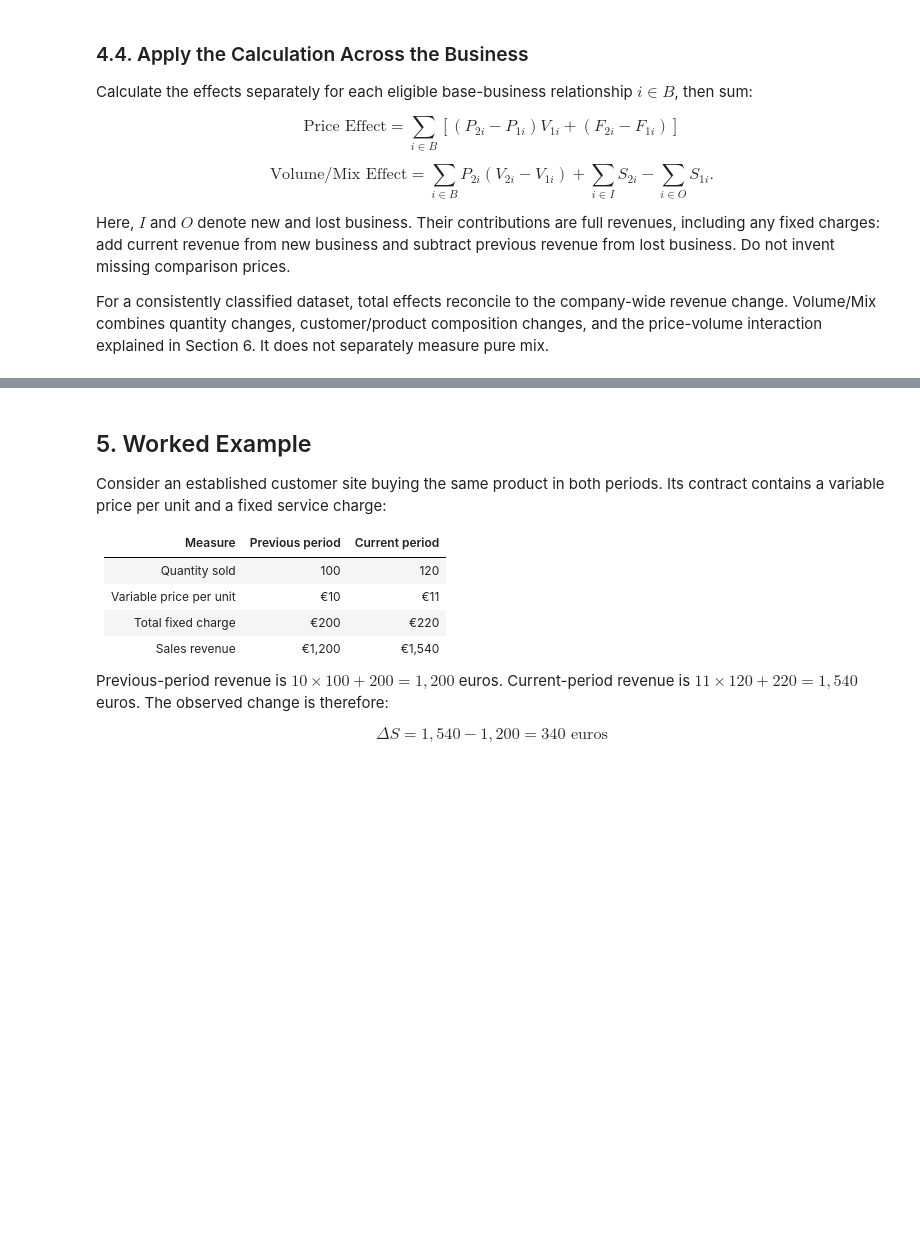
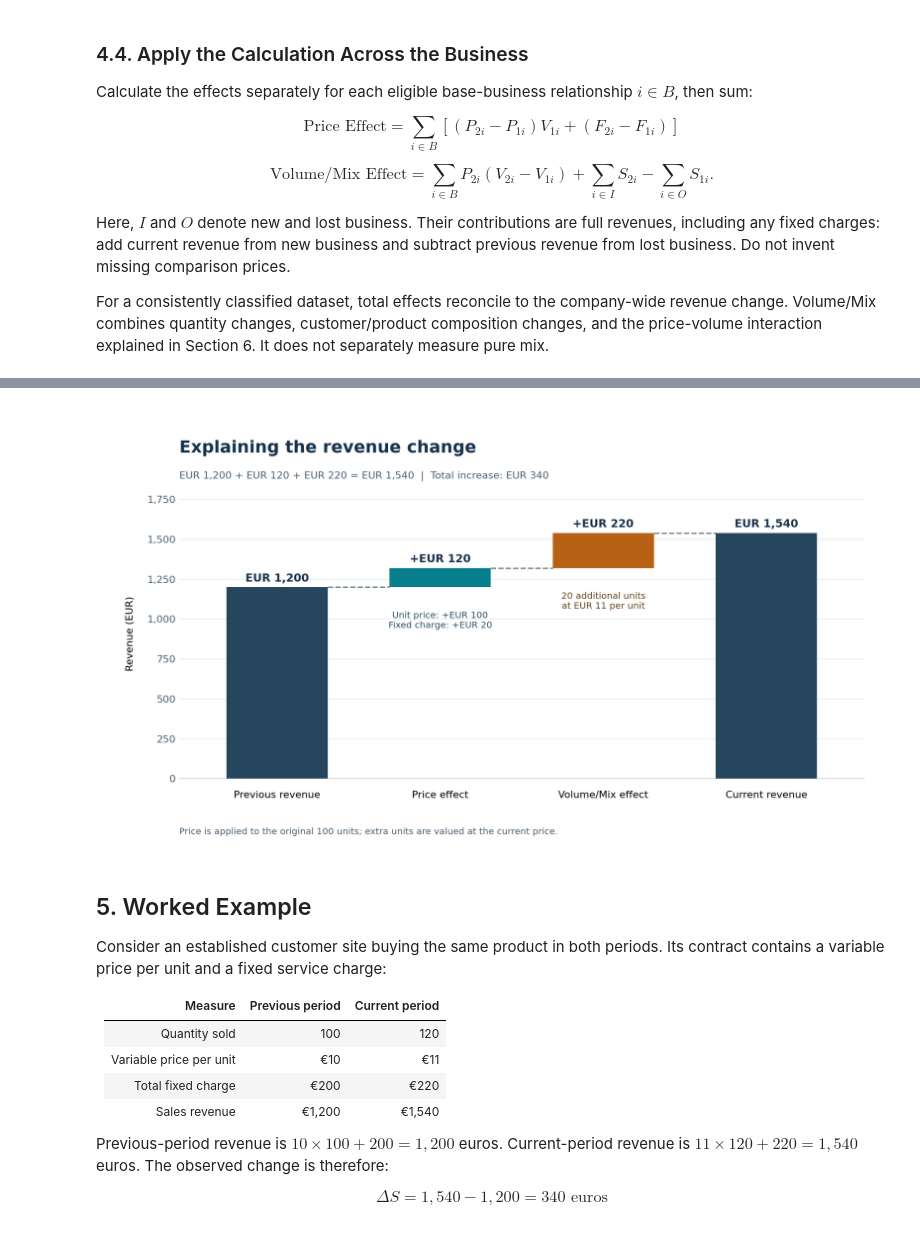
Before and after one commit to StoyanBachvarov/High-School-Math-Exam, a Jupyter notebook: sales_variance_analysis_overview.ipynb, the cells around one changed output, grey strips where cells are left out. Saved outputs shown, nothing was run; the diff lists cells and outputs as text; code cells hidden in the pictures; blank space fills up the shorter version.

Commit message:
Graphical visualization on Sales Variance analysis

```diff
--- a/sales_variance_analysis_overview.ipynb
+++ b/sales_variance_analysis_overview.ipynb
@@ -132,3 +141,71 @@ For a consistently classified dataset, total effects reconcile to the company-wi
+# %%
+import matplotlib.pyplot as plt
+from matplotlib.ticker import StrMethodFormatter
+
+# Inputs for one established customer-product relationship.
+p1, p2 = 10, 11
+v1, v2 = 100, 120
+f1, f2 = 200, 220
+previous_revenue = p1 * v1 + f1
+current_revenue = p2 * v2 + f2
+variable_price_effect = (p2 - p1) * v1
+fixed_charge_effect = f2 - f1
+price_effect = variable_price_effect + fixed_charge_effect
+volume_mix_effect = p2 * (v2 - v1)
+intermediate_revenue = previous_revenue + price_effect
+assert previous_revenue + price_effect + volume_mix_effect == current_revenue
+
+# Contribution bars float above the preceding revenue level.
+heights = [previous_revenue, price_effect, volume_mix_effect, current_revenue]
+bottoms = [0, previous_revenue, intermediate_revenue, 0]
+labels = ['Previous revenue', 'Price effect', 'Volume/Mix effect', 'Current revenue']
+colors = ['#26465E', '#087F8C', '#B66114', '#26465E']
+fig, ax = plt.subplots(figsize=(11, 6.2))
+fig.patch.set_facecolor('white')
+ax.bar(range(4), heights, bottom=bottoms, width=0.62, color=colors, zorder=3)
+
+# Connect the successive revenue levels.
+for x, level in enumerate([previous_revenue, intermediate_revenue, current_revenue]):
+    ax.plot([x + 0.31, x + 0.69], [level, level],
+            color='#738392', linewidth=1.4, linestyle='--', zorder=2)
+amounts = [f'EUR {previous_revenue:,.0f}', f'+EUR {price_effect:,.0f}',
+           f'+EUR {volume_mix_effect:,.0f}', f'EUR {current_revenue:,.0f}']
+for x, label in enumerate(amounts):
+    ax.text(x, bottoms[x] + heights[x] + 36, label, ha='center',
+            fontsize=11, fontweight='bold', color='#17324D')
+ax.text(1, previous_revenue - 150,
+        f'Unit price: +EUR {variable_price_effect:.0f}\n'
+        f'Fixed charge: +EUR {fixed_charge_effect:.0f}',
+        ha='center', va='top', fontsize=9, color='#315365')
+ax.text(2, intermediate_revenue - 150,
+        f'{v2 - v1} additional units\nat EUR {p2} per unit',
+        ha='center', va='top', fontsize=9, color='#68451F')
+ax.set_title('Explaining the revenue change', loc='left', fontsize=17,
+             fontweight='bold', color='#17324D', pad=36)
+ax.text(0, 1.035,
+        f'EUR {previous_revenue:,.0f} + EUR {price_effect:,.0f} + '
+        f'EUR {volume_mix_effect:,.0f} = EUR {current_revenue:,.0f}'
+        f'  |  Total increase: EUR {current_revenue - previous_revenue:,.0f}',
+        transform=ax.transAxes, fontsize=10, color='#4C6172')
+ax.set_xticks(range(4), labels)
+ax.tick_params(axis='x', length=0, pad=12, labelsize=10)
+ax.set_ylabel('Revenue (EUR)', labelpad=12)
+ax.yaxis.set_major_formatter(StrMethodFormatter('{x:,.0f}'))
+ax.set_ylim(0, current_revenue * 1.18)
+ax.set_xlim(-0.6, 3.6)
+ax.grid(axis='y', color='#E5EBEF', zorder=0)
+ax.set_axisbelow(True)
+for spine in ['top', 'right', 'left']:
+    ax.spines[spine].set_visible(False)
+ax.spines['bottom'].set_color('#CAD4DC')
+ax.tick_params(axis='y', length=0, colors='#4C6172')
+fig.text(0.105, 0.035,
+         'Price is applied to the original 100 units; extra units are valued at the current price.',
+         fontsize=9, color='#4C6172')
+fig.subplots_adjust(left=0.105, right=0.97, top=0.81, bottom=0.16)
+plt.show()
+# %% [output]
+[figure, added]
 # %% [markdown]
 ## 5. Worked Example
 
```
Also changed, not shown: parts of 1 cell of this notebook.
